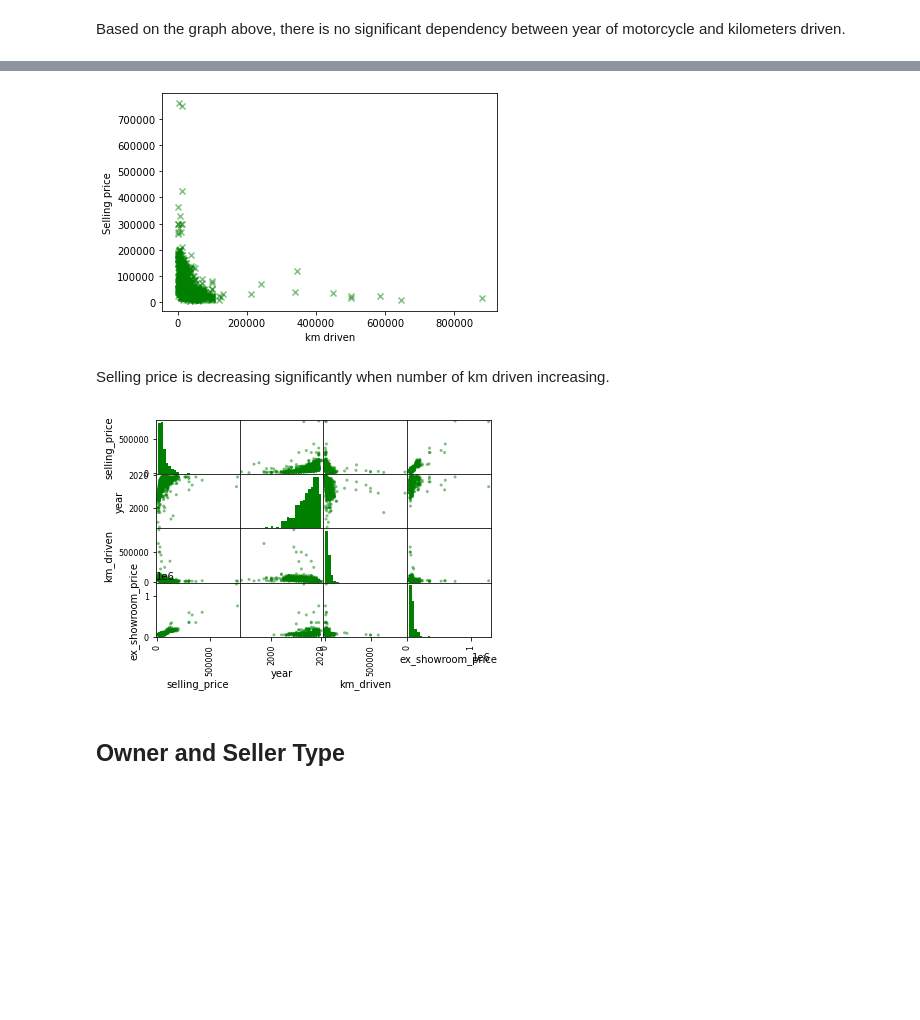
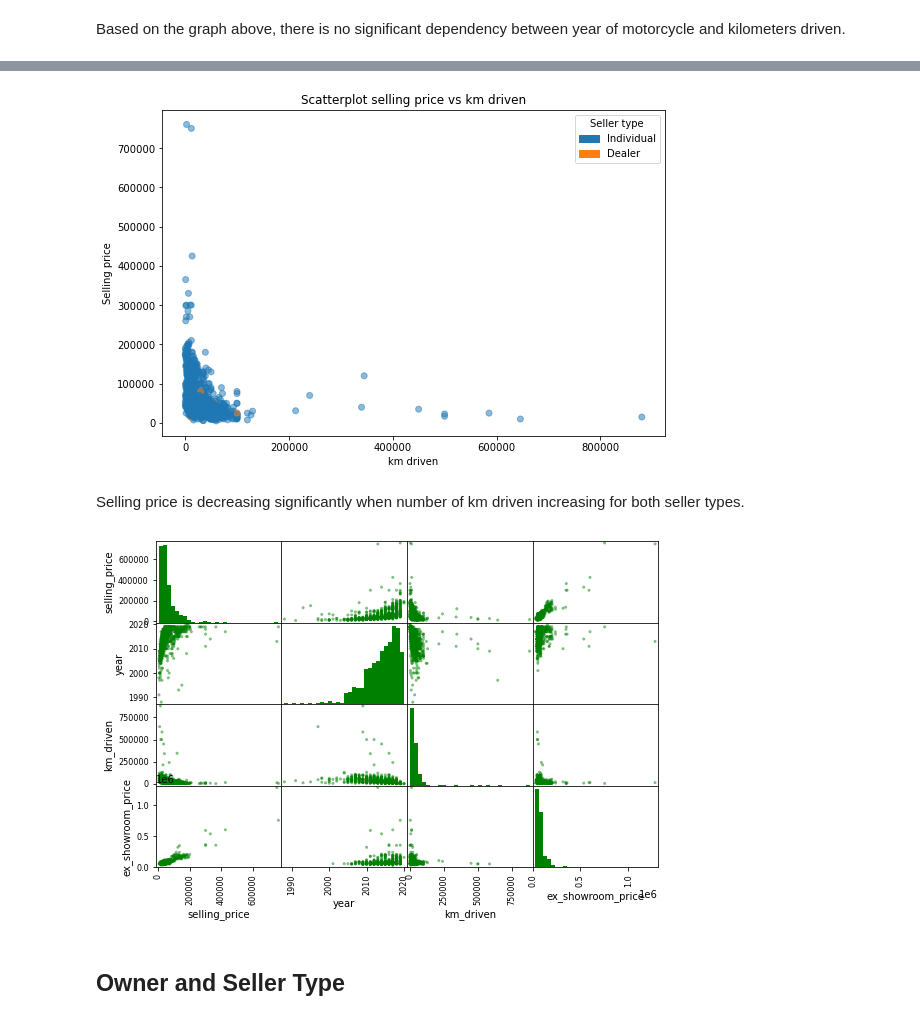
Before and after one commit to peshekhodko/ST590-Project1, a Jupyter notebook: Project1.ipynb, the cells around one changed output, grey strips where cells are left out. Saved outputs shown, nothing was run; the diff lists cells and outputs as text; code cells hidden in the pictures; blank space fills up the shorter version.

Commit message:
Add files via upload
Minor bugs fixed, graphs brushed up

```diff
--- a/Project1.ipynb
+++ b/Project1.ipynb
@@ -147,6 +149,7 @@ Based on the on the correlation map and correlation table, there is strong posit
 plt.scatter(data.ex_showroom_price, data.selling_price, color = "green", alpha = 0.5)
 plt.xlabel("ex showroom price")
 plt.ylabel("selling price")
+plt.rcParams["figure.figsize"]= (9,6)
 plt.show()
 plt.close()
 # %% [output]
@@ -162,6 +165,7 @@ plt.scatter(data.year, data.selling_price, color = "green", alpha = 0.5)
 plt.xlabel("Year of motorcycle")
 plt.ylabel("Selling price")
 plt.title ("Selling price vs year of motorcycle")
+plt.rcParams["figure.figsize"]= (9,6)
 plt.show()
 plt.close()
 # %% [output]
@@ -172,6 +176,7 @@ Selling price is increasing when year of motorcycle is increasing.
 plt.scatter(data.year, data.km_driven, color = "green", alpha = 0.5)
 plt.xlabel("Year")
 plt.ylabel("km ")
+plt.rcParams["figure.figsize"]= (9,6)
 plt.show()
 plt.close()
 # %% [output]
@@ -179,2 +184,9 @@ plt.close()
 # %% [markdown]
 Based on the graph above, there is no significant dependency between year of motorcycle and kilometers driven.
+# %%
+plt.scatter(data.km_driven, data.selling_price, color = "green", alpha = 0.5)
+plt.xlabel("km driven")
+plt.ylabel("Selling price")
+plt.rcParams["figure.figsize"]= (9,6)
+plt.show()
+plt.close()
@@ -181,19 +195,26 @@ Based on the graph above, there is no significant dependency between year of mot
 # %%
-plt.scatter(data.km_driven, data.selling_price, color = "green", alpha = 0.5, marker="x")
+import matplotlib.patches
+levels, categories = pd.factorize(data['seller_type'])
+colors = [plt.cm.tab10(i) for i in levels]
+handles = [matplotlib.patches.Patch(color=plt.cm.tab10(i), label=c) for i, c in enumerate(categories)]
+plt.scatter(data.km_driven, data.selling_price,  c = colors,  alpha = 0.5)
+plt.legend(handles=handles, title='Seller type')
 plt.xlabel("km driven")
 plt.ylabel("Selling price")
+plt.title ("Scatterplot selling price vs km driven" )
 plt.show()
 plt.close()
 # %% [output]
-[figure, old version]
+[figure, new version]
 # %% [markdown]
-Selling price is decreasing significantly when number of km driven increasing.
+Selling price is decreasing significantly when number of km driven increasing for both seller types.
 # %%
 pd.plotting.scatter_matrix(data, color="green", hist_kwds={'bins':30, 'color':'green'})
+plt.rcParams["figure.figsize"]= (9,6)
 plt.show()
 plt.close()
 # %% [output]
-[figure, old version]
+[figure, new version]
 # %% [markdown]
 ## Owner and Seller Type
 # %%
```
Also changed, not shown: parts of 26 cells of this notebook.
